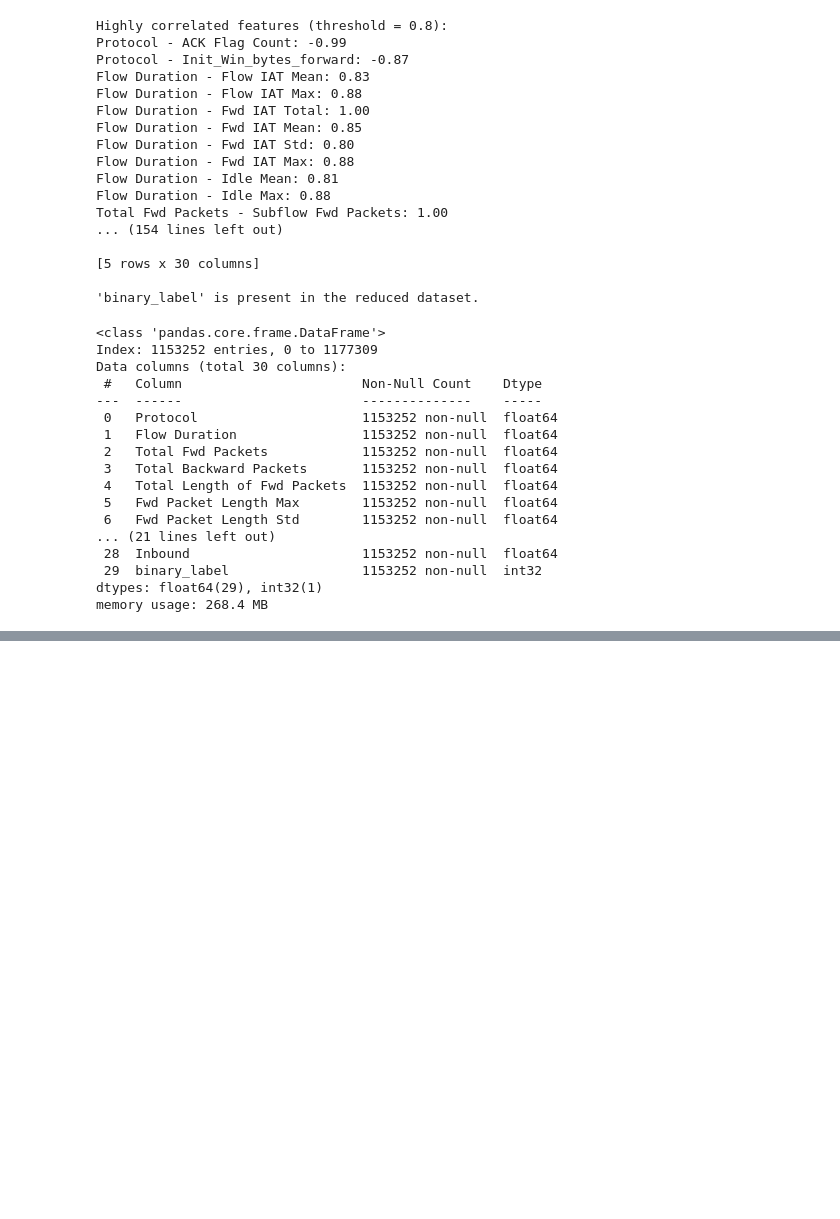
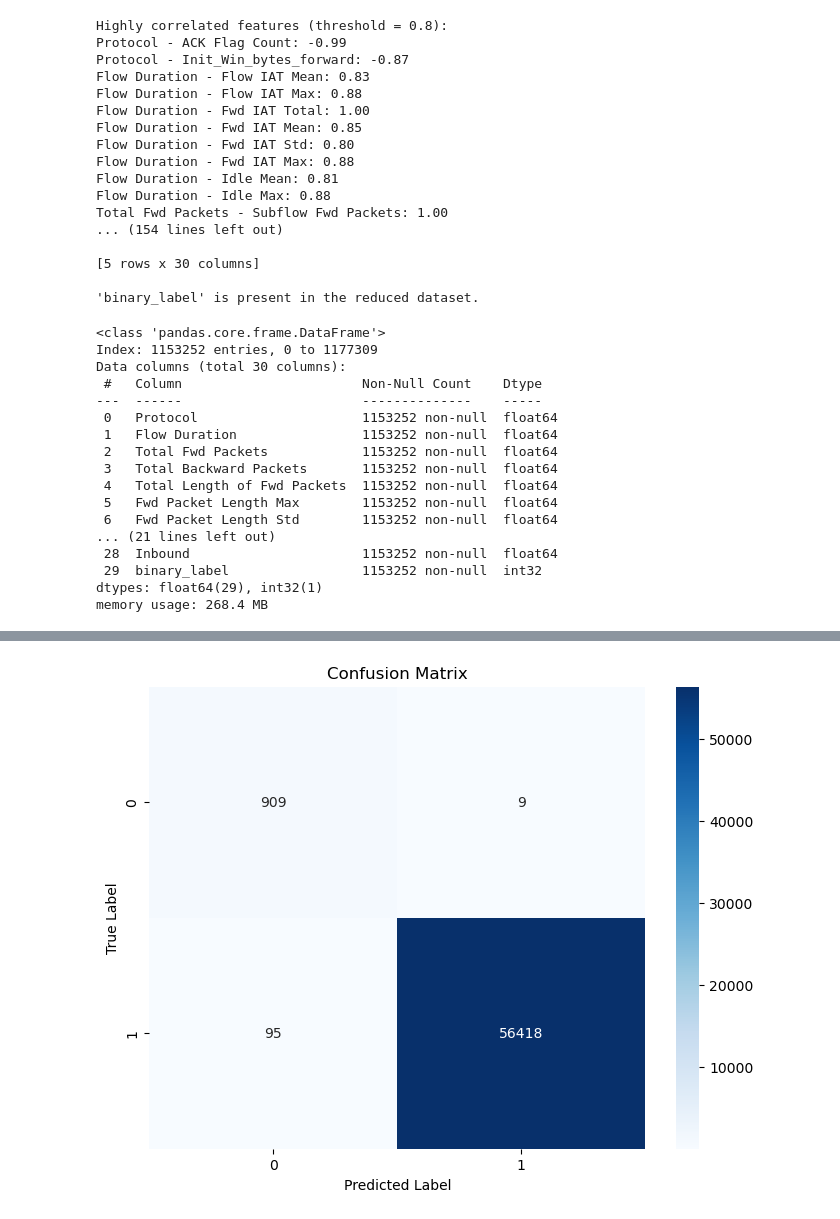
Before and after one commit to Eric-MK/nids_ddos, a Jupyter notebook: notebooks/attacks.ipynb, the cells around one changed output, grey strips where cells are left out. Cells and saved outputs as stored; diff of their text form; code cells hidden in the pictures; blank space fills up the shorter version.

Commit message:
rnn model

```diff
--- a/notebooks/attacks.ipynb
+++ b/notebooks/attacks.ipynb
@@ -1220,3 +1051,8 @@ Data columns (total 30 columns):
  29  binary_label                 1153252 non-null  int32
 dtypes: float64(29), int32(1)
 memory usage: 268.4 MB
+# %%
+# Remove duplicate rows from the dataset
+data_reduced = data_reduced.drop_duplicates()
+
+data_reduced.info()
@@ -1222,0 +1077,92 @@ memory usage: 268.4 MB
+# %%
+from sklearn.model_selection import train_test_split
+from tensorflow.keras.models import Sequential
+from tensorflow.keras.layers import LSTM, Dense, Dropout
+from tensorflow.keras.callbacks import EarlyStopping
+import numpy as np
+from sklearn.metrics import precision_score, recall_score, f1_score, roc_auc_score, confusion_matrix
+import matplotlib.pyplot as plt
+import seaborn as sns
+
+# Separate features and target
+X = data_reduced.drop('binary_label', axis=1)
+y = data_reduced['binary_label']
+
+# Split the data into train+val and test sets
+X_train_val, X_test, y_train_val, y_test = train_test_split(X, y, test_size=0.2, stratify=y, random_state=42)
+
+# Further split train+val into train and validation sets
+X_train, X_val, y_train, y_val = train_test_split(X_train_val, y_train_val, test_size=0.25, stratify=y_train_val, random_state=42)
+
+# Function to create sequences
+def create_sequences(data, labels, seq_length):
+    sequences = []
+    sequence_labels = []
+    for i in range(len(data) - seq_length + 1):
+        sequences.append(data.iloc[i:i+seq_length].values)
+        sequence_labels.append(labels.iloc[i+seq_length-1])
+    return np.array(sequences), np.array(sequence_labels)
+
+# Create sequences
+seq_length = 10  # You can adjust this
+X_train_seq, y_train_seq = create_sequences(X_train, y_train, seq_length)
+X_val_seq, y_val_seq = create_sequences(X_val, y_val, seq_length)
+X_test_seq, y_test_seq = create_sequences(X_test, y_test, seq_length)
+
+# 2. Model Definition
+input_dim = X_train_seq.shape[2]  # number of features
+
+model = Sequential([
+    LSTM(64, input_shape=(seq_length, input_dim), return_sequences=True),
+    Dropout(0.2),
+    LSTM(32),
+    Dropout(0.2),
+    Dense(16, activation='relu'),
+    Dense(1, activation='sigmoid')  # 1 output unit for binary classification
+])
+
+model.compile(optimizer='adam', loss='binary_crossentropy', metrics=['accuracy'])
+
+# 3. Model Training
+early_stopping = EarlyStopping(monitor='val_loss', patience=3, mode='min', restore_best_weights=True)
+
+history = model.fit(
+    X_train_seq, y_train_seq,
+    epochs=10,
+    batch_size=32,
+    validation_data=(X_val_seq, y_val_seq),
+    callbacks=[early_stopping],
+    shuffle=True
+)
+
+# 4. Advanced Model Evaluation
+y_pred_proba = model.predict(X_test_seq)
+y_pred = (y_pred_proba > 0.5).astype(int)
+
+precision = precision_score(y_test_seq, y_pred)
+recall = recall_score(y_test_seq, y_pred)
+f1 = f1_score(y_test_seq, y_pred)
+auc_roc = roc_auc_score(y_test_seq, y_pred_proba)
+
+print(f"Precision: {precision:.4f}")
+print(f"Recall: {recall:.4f}")
+print(f"F1-score: {f1:.4f}")
+print(f"AUC-ROC: {auc_roc:.4f}")
+
+# Confusion Matrix
+cm = confusion_matrix(y_test_seq, y_pred)
+plt.figure(figsize=(8, 6))
+sns.heatmap(cm, annot=True, fmt='d', cmap='Blues')
+plt.title('Confusion Matrix')
+plt.ylabel('True Label')
+plt.xlabel('Predicted Label')
+plt.show()
+
+# Class distribution
+class_distribution = y_test_seq.value_counts(normalize=True)
+print("\nClass Distribution in Test Set:")
+print(class_distribution)
+
+# 5. Save the model
+model.save('lstm_binary_classification_model.keras')
+# %% [output]
@@ -1222,0 +1186 @@ memory usage: 268.4 MB
+[figure, added]
```
Also changed, not shown: parts of 9 cells of this notebook, 1 other file.
